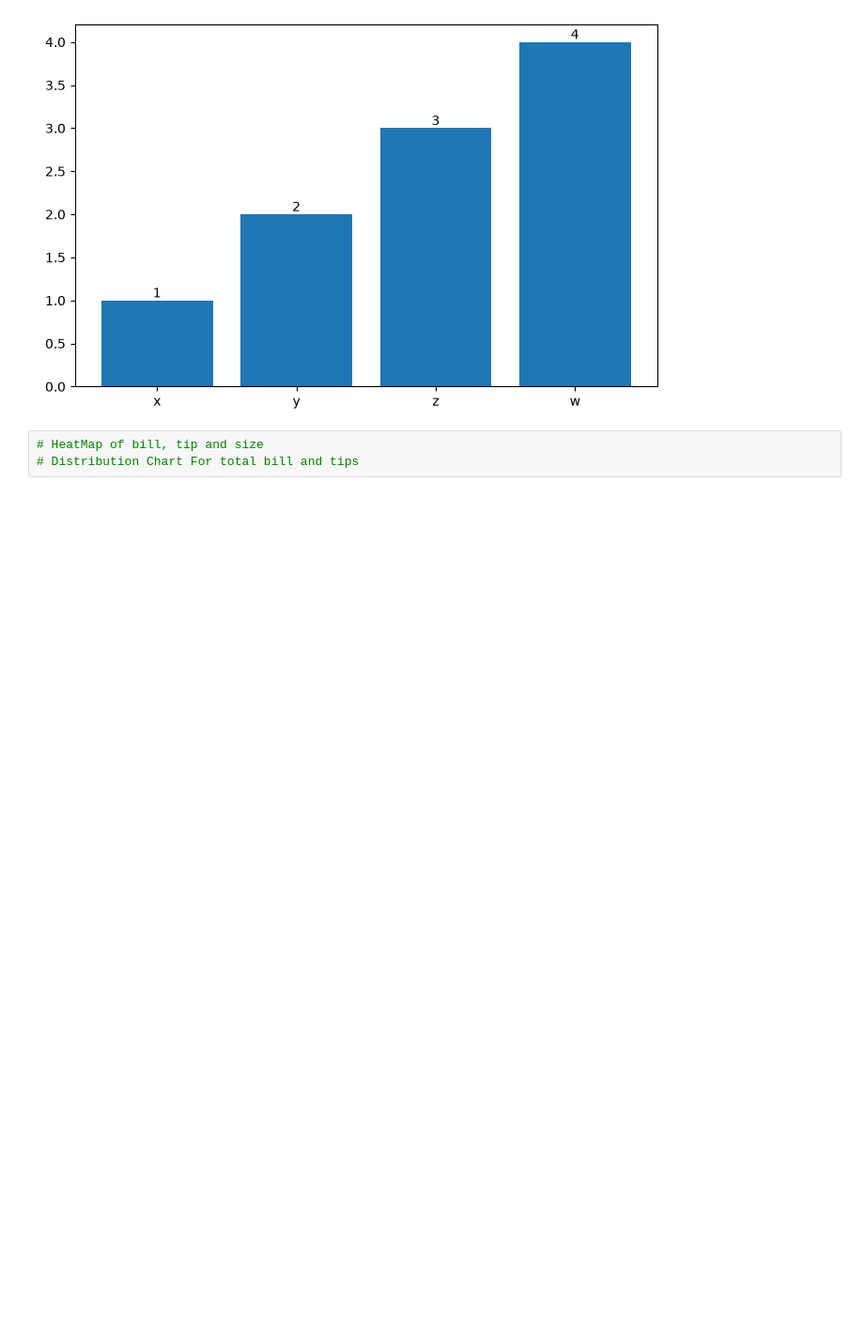
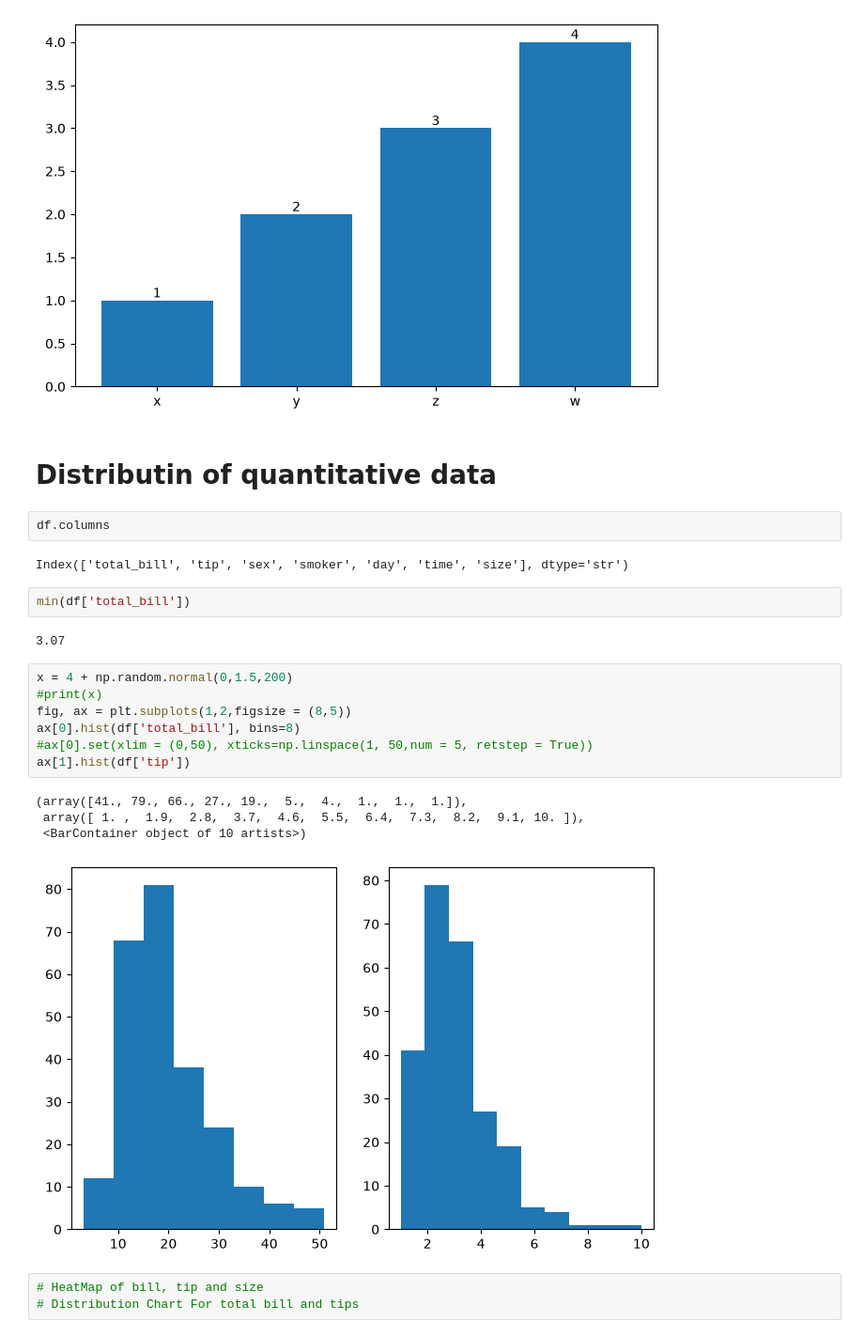
Before and after one commit to MagarVivek009/Exploratory-Data-Analysis-EDA-, a Jupyter notebook: tips.ipynb, the cells around one changed output. Shown at 94% size. Drawn from its saved outputs; the diff is of its cells as text; blank space fills up the shorter version.

```diff
--- a/tips.ipynb
+++ b/tips.ipynb
@@ -137,6 +139,28 @@ ax.bar_label(bars, label_type="edge")
 # %% [output]
 [Text(0, 0, '1'), Text(0, 0, '2'), Text(0, 0, '3'), Text(0, 0, '4')]
 [figure]
+# %% [markdown]
+# Distributin of quantitative data
+# %%
+df.columns
+# %% [output]
+Index(['total_bill', 'tip', 'sex', 'smoker', 'day', 'time', 'size'], dtype='str')
+# %%
+min(df['total_bill'])
+# %% [output]
+3.07
+# %%
+x = 4 + np.random.normal(0,1.5,200)
+#print(x)
+fig, ax = plt.subplots(1,2,figsize = (8,5))
+ax[0].hist(df['total_bill'], bins=8)
+#ax[0].set(xlim = (0,50), xticks=np.linspace(1, 50,num = 5, retstep = True))
+ax[1].hist(df['tip'])
+# %% [output]
+(array([41., 79., 66., 27., 19.,  5.,  4.,  1.,  1.,  1.]),
+ array([ 1. ,  1.9,  2.8,  3.7,  4.6,  5.5,  6.4,  7.3,  8.2,  9.1, 10. ]),
+ <BarContainer object of 10 artists>)
+[figure, added]
 # %%
 # HeatMap of bill, tip and size
 # Distribution Chart For total bill and tips
```
Also changed, not shown: parts of 12 cells of this notebook, 1 other file.
